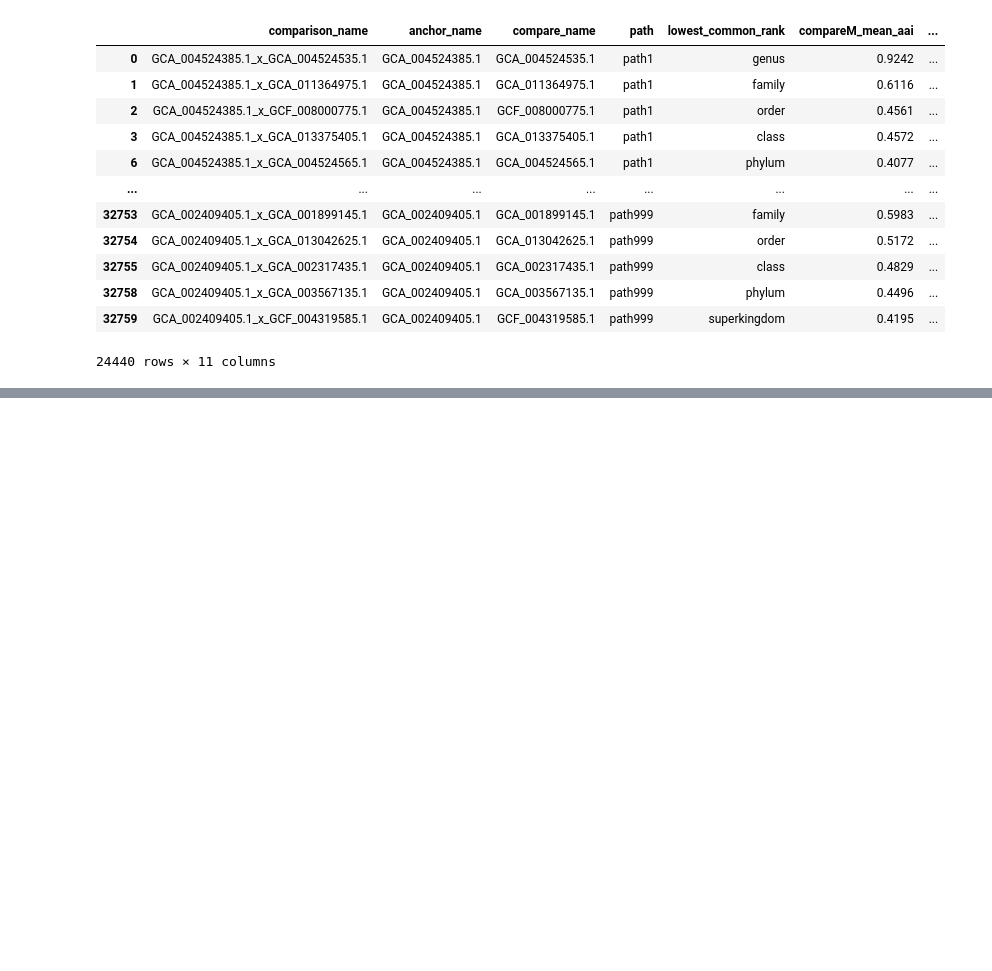
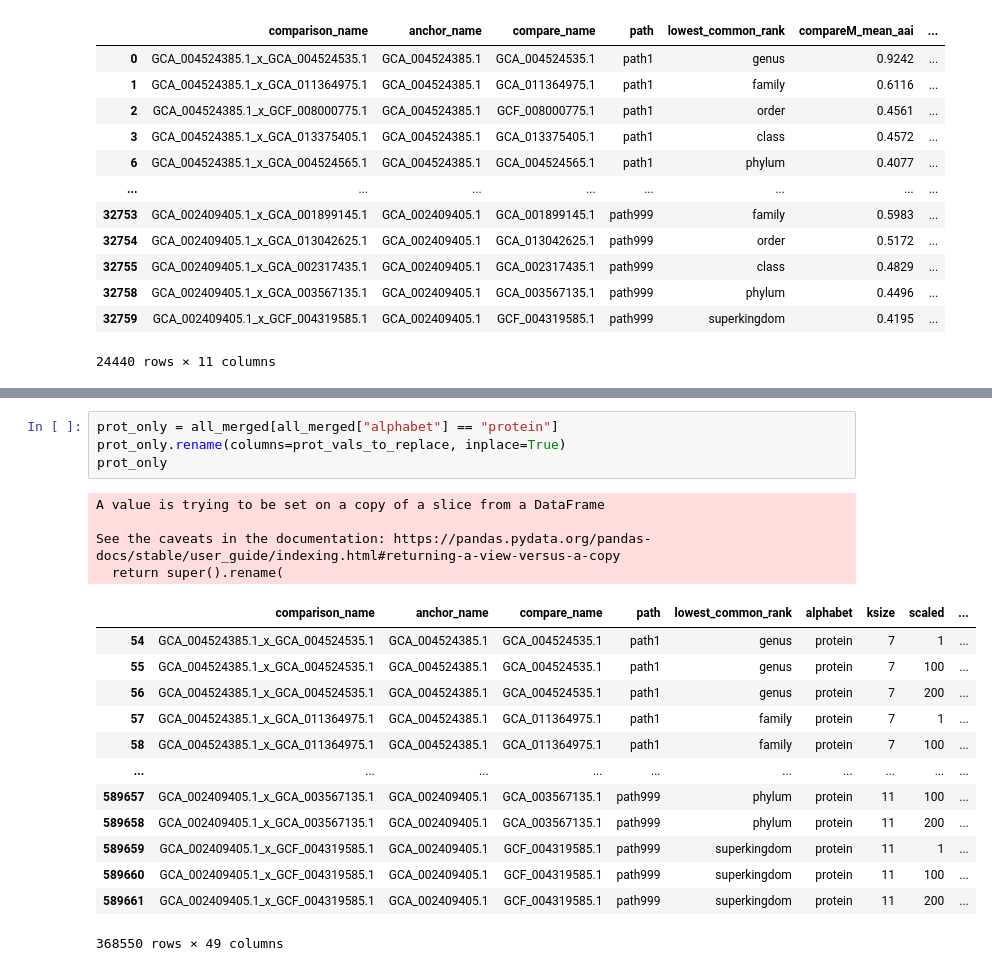
Before and after one commit to bluegenes/2022-protein-kmers-workflow, a Jupyter notebook: notebooks/02.merge-dataframes.ipynb, the cells around one changed output, grey strips where cells are left out. Cells and saved outputs as stored; diff of their text form; blank space fills up the shorter version.

```diff
--- a/notebooks/02.merge-dataframes.ipynb
+++ b/notebooks/02.merge-dataframes.ipynb
@@ -114,0 +268,22 @@ Index(['comparison_name', 'anchor_name', 'compare_name', 'path',
+# %%
+prot_only = all_merged[all_merged["alphabet"] == "protein"]
+prot_only.rename(columns=prot_vals_to_replace, inplace=True)
+prot_only
+# %% [output]
+A value is trying to be set on a copy of a slice from a DataFrame
+
+See the caveats in the documentation: https://pandas.pydata.org/pandas-docs/stable/user_guide/indexing.html#returning-a-view-versus-a-copy
+  return super().rename(
+|  | comparison_name | anchor_name | compare_name | path | lowest_common_rank | alphabet | ksize | scaled | ... |
+| 54 | GCA_004524385.1_x_GCA_004524535.1 | GCA_004524385.1 | GCA_004524535.1 | path1 | genus | protein | 7 | 1 | ... |
+| 55 | GCA_004524385.1_x_GCA_004524535.1 | GCA_004524385.1 | GCA_004524535.1 | path1 | genus | protein | 7 | 100 | ... |
+| 56 | GCA_004524385.1_x_GCA_004524535.1 | GCA_004524385.1 | GCA_004524535.1 | path1 | genus | protein | 7 | 200 | ... |
+| 57 | GCA_004524385.1_x_GCA_011364975.1 | GCA_004524385.1 | GCA_011364975.1 | path1 | family | protein | 7 | 1 | ... |
+| 58 | GCA_004524385.1_x_GCA_011364975.1 | GCA_004524385.1 | GCA_011364975.1 | path1 | family | protein | 7 | 100 | ... |
+| ... | ... | ... | ... | ... | ... | ... | ... | ... | ... |
+| 589657 | GCA_002409405.1_x_GCA_003567135.1 | GCA_002409405.1 | GCA_003567135.1 | path999 | phylum | protein | 11 | 100 | ... |
+| 589658 | GCA_002409405.1_x_GCA_003567135.1 | GCA_002409405.1 | GCA_003567135.1 | path999 | phylum | protein | 11 | 200 | ... |
+| 589659 | GCA_002409405.1_x_GCF_004319585.1 | GCA_002409405.1 | GCF_004319585.1 | path999 | superkingdom | protein | 11 | 1 | ... |
+| 589660 | GCA_002409405.1_x_GCF_004319585.1 | GCA_002409405.1 | GCF_004319585.1 | path999 | superkingdom | protein | 11 | 100 | ... |
+| 589661 | GCA_002409405.1_x_GCF_004319585.1 | GCA_002409405.1 | GCF_004319585.1 | path999 | superkingdom | protein | 11 | 200 | ... |
+368550 rows × 49 columns
```
Also changed, not shown: parts of 15 cells of this notebook, 2 other files.
